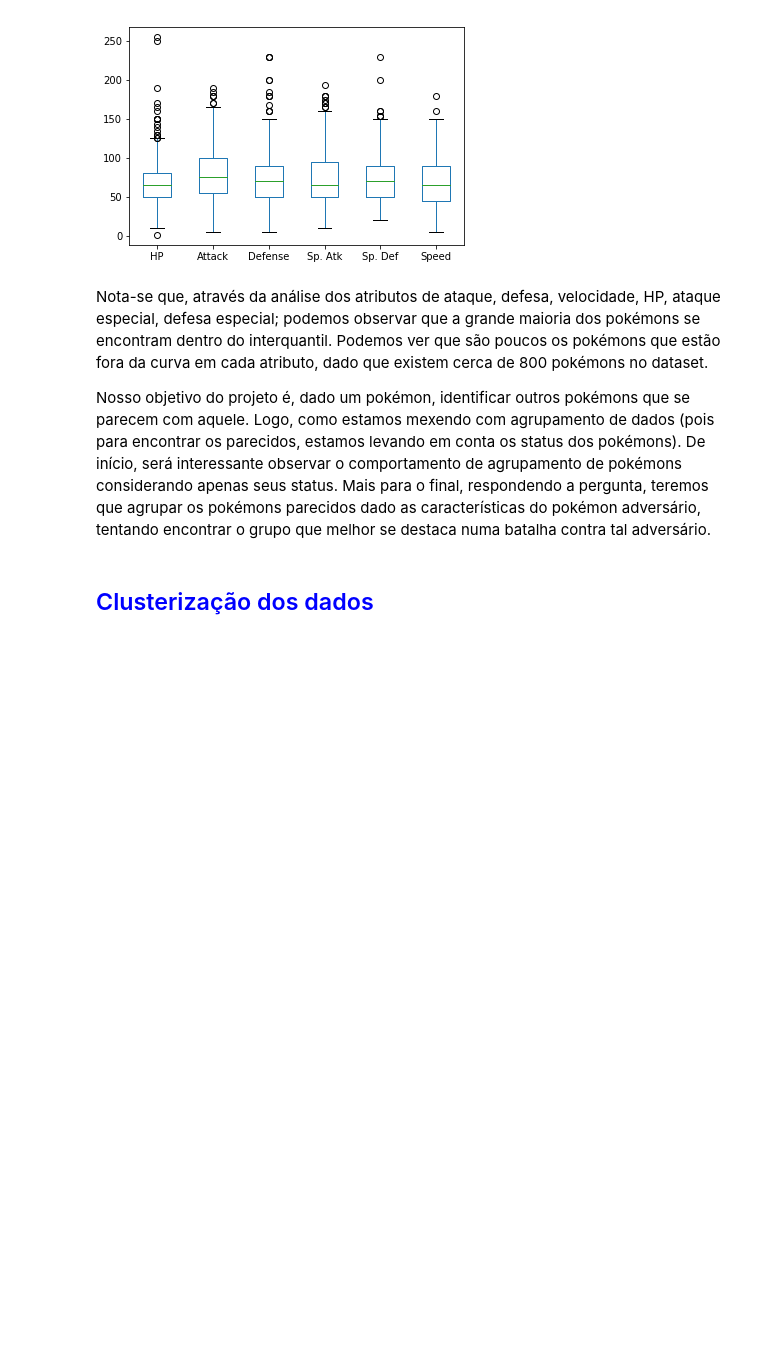
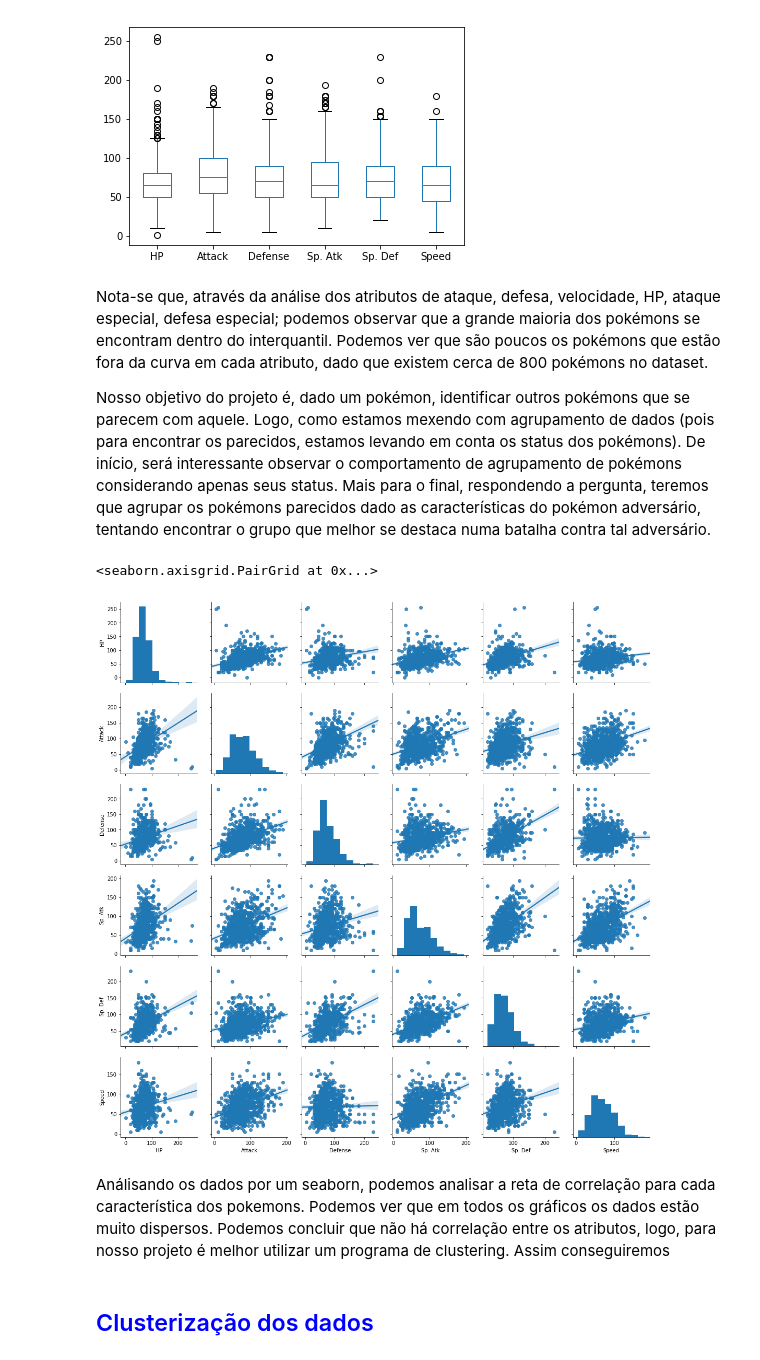
Before and after one commit to mauricioha/Projeto-3---CD, a Jupyter notebook: P3.ipynb, the cells around one changed output. Drawn from its saved outputs; the diff is of its cells as text; code cells hidden in the pictures; blank space fills up the shorter version.

Commit message:
Fernando
Implementei um seaborn na análise exploratória e justificativa do porque usar cluster.

```diff
--- a/P3.ipynb
+++ b/P3.ipynb
@@ -41,6 +42,14 @@ Pokémons disponíveis:800
 Nota-se que, através da análise dos atributos de ataque, defesa, velocidade, HP, ataque especial, defesa especial; podemos observar que a grande maioria dos pokémons se encontram dentro do interquantil. Podemos ver que são poucos os pokémons que estão fora da curva em cada atributo, dado que existem cerca de 800 pokémons no dataset.
 
 Nosso objetivo do projeto é, dado um pokémon, identificar outros pokémons que se parecem com aquele. Logo, como estamos mexendo com agrupamento de dados (pois para encontrar os parecidos, estamos levando em conta os status dos pokémons). De início, será interessante observar o comportamento de agrupamento de pokémons considerando apenas seus status. Mais para o final, respondendo a pergunta, teremos que agrupar os pokémons parecidos dado as características do pokémon adversário, tentando encontrar o grupo que melhor se destaca numa batalha contra tal adversário.
+# %%
+análise = pokedex.loc[:,("HP","Attack","Defense","Sp. Atk","Sp. Def","Speed")]
+sns.pairplot(análise, kind = "reg")
+# %% [output]
+<seaborn.axisgrid.PairGrid at 0x...>
+[figure, added]
+# %% [markdown]
+ Análisando os dados por um seaborn, podemos analisar a reta de correlação para cada característica dos pokemons. Podemos ver que em todos os gráficos os dados estão muito dispersos. Podemos concluir que não há correlação entre os atributos, logo, para nosso projeto é melhor utilizar um programa de clustering. Assim conseguiremos
 # %% [markdown]
 ## <font color = "BLUE"> Clusterização dos dados </font>
 # %%
```
Also changed, not shown: parts of 7 cells of this notebook.
